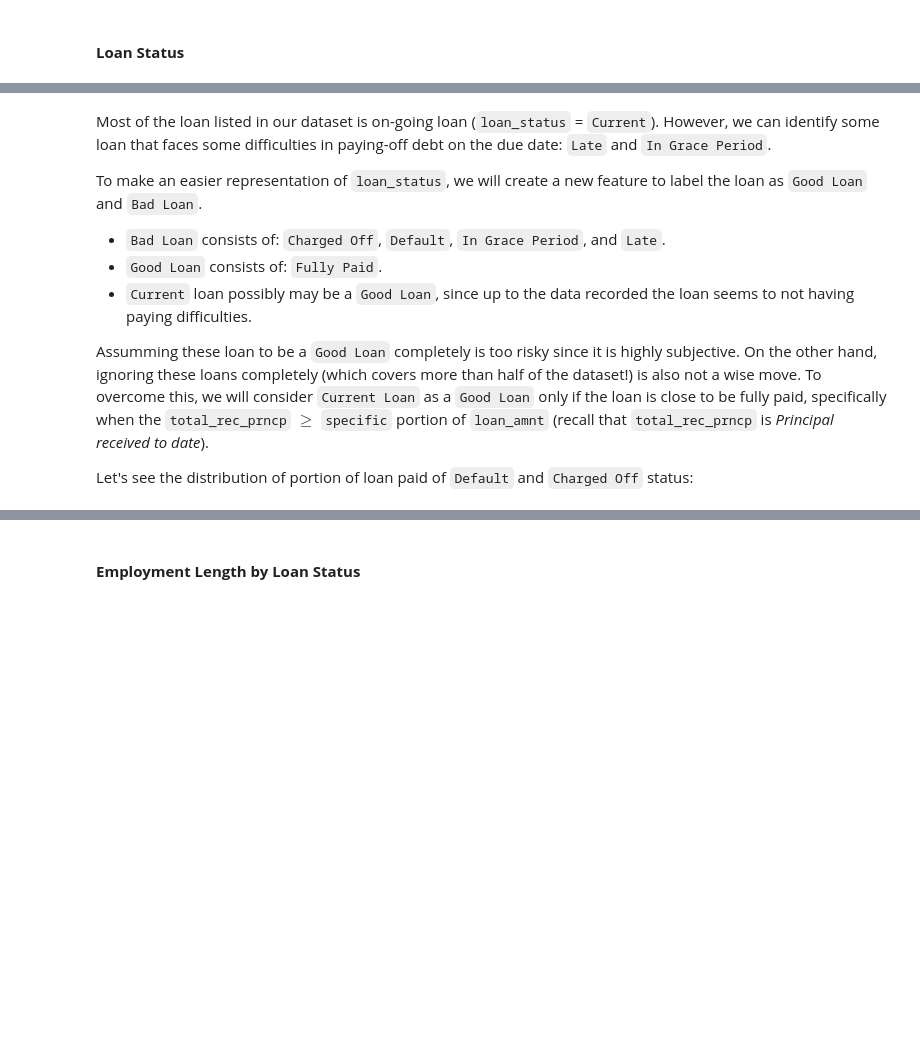
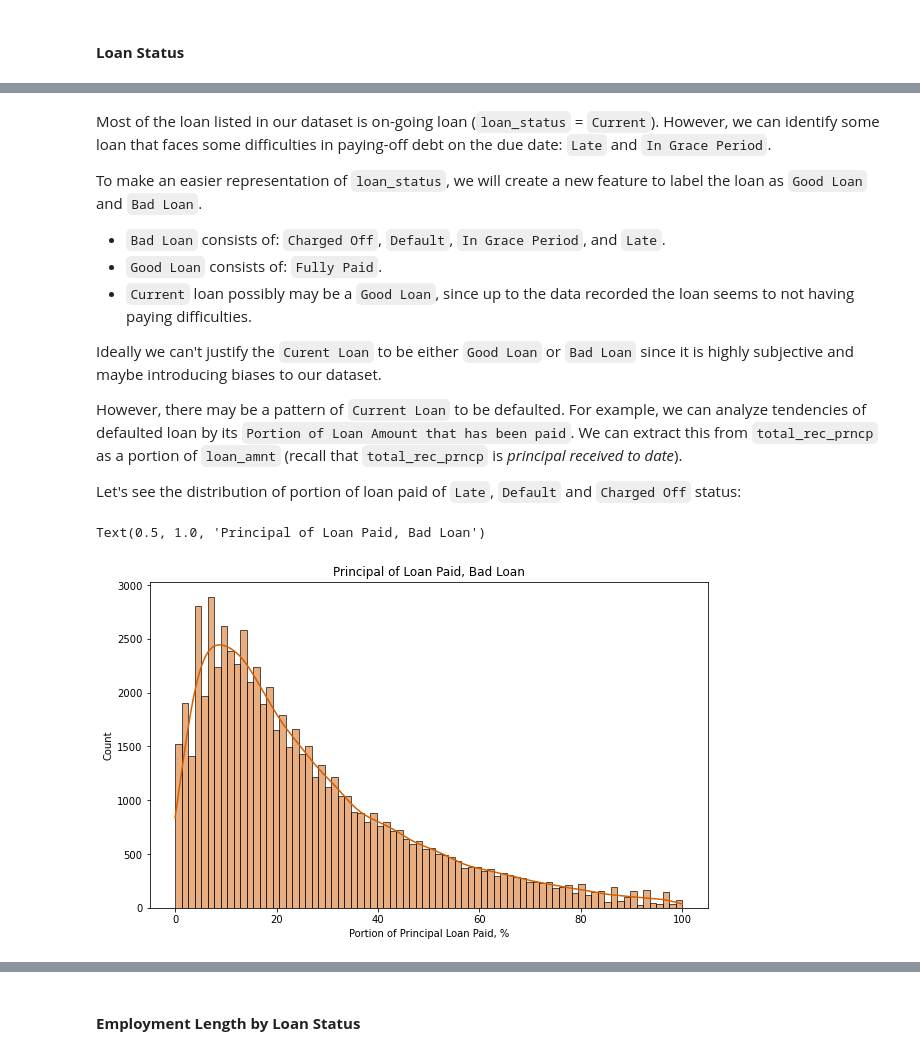
Before and after one commit to nbarizki/creditdefaultml, a Jupyter notebook: 2_Data_exploration.ipynb, the cells around one changed output, grey strips where cells are left out. Drawn from its saved outputs; the diff is of its cells as text; code cells hidden in the pictures; blank space fills up the shorter version.

```diff
--- a/2_Data_exploration.ipynb
+++ b/2_Data_exploration.ipynb
@@ -219,6 +242,26 @@ To make an easier representation of `loan_status`, we will create a new feature
 - `Good Loan` consists of: `Fully Paid`.
 - `Current` loan possibly may be a `Good Loan`, since up to the data recorded the loan seems to not having paying difficulties.
 
-Assumming these loan to be a `Good Loan` completely is too risky since it is highly subjective. On the other hand, ignoring these loans completely (which covers more than half of the dataset!) is also not a wise move. To overcome this, we will consider `Current Loan` as a `Good Loan` only if the loan is close to be fully paid, specifically when the `total_rec_prncp` $\geq$ `specific` portion of `loan_amnt` (recall that `total_rec_prncp` is *Principal received to date*).
+Ideally we can't justify the `Curent Loan` to be either `Good Loan` or `Bad Loan` since it is highly subjective and maybe introducing biases to our dataset.
 
-Let's see the distribution of portion of loan paid of `Default` and `Charged Off` status:
+However, there may be a pattern of `Current Loan` to be defaulted. For example, we can analyze tendencies of defaulted loan by its `Portion of Loan Amount that has been paid`. We can extract this from `total_rec_prncp` as a portion of `loan_amnt` (recall that `total_rec_prncp` is *principal received to date*).
+
+Let's see the distribution of portion of loan paid of `Late`, `Default` and `Charged Off` status:
+# %%
+bad_loan = [
+    'Charged Off', 'Late (31-120 days)', 'In Grace Period',
+    'Late (16-30 days)', 'Default',
+    'Does not meet the credit policy. Status:Charged Off'
+    ]
+plot_bad_loan = loan_df[loan_df.loan_status.isin(bad_loan)].assign(
+    portion_paid=lambda x: x.total_rec_prncp / x.loan_amnt * 100
+    )
+plot_bad_loan = plot_bad_loan[['portion_paid']]
+# plot
+fig, ax = plt.subplots(figsize=(10, 6))
+sns.histplot(data=plot_bad_loan, x='portion_paid', ax=ax, kde=True, color=red)
+ax.set_xlabel('Portion of Principal Loan Paid, %')
+ax.set_title('Principal of Loan Paid, Bad Loan')
+# %% [output]
+Text(0.5, 1.0, 'Principal of Loan Paid, Bad Loan')
+[figure, added]
```
Also changed, not shown: parts of 48 cells of this notebook, 1 other file.
